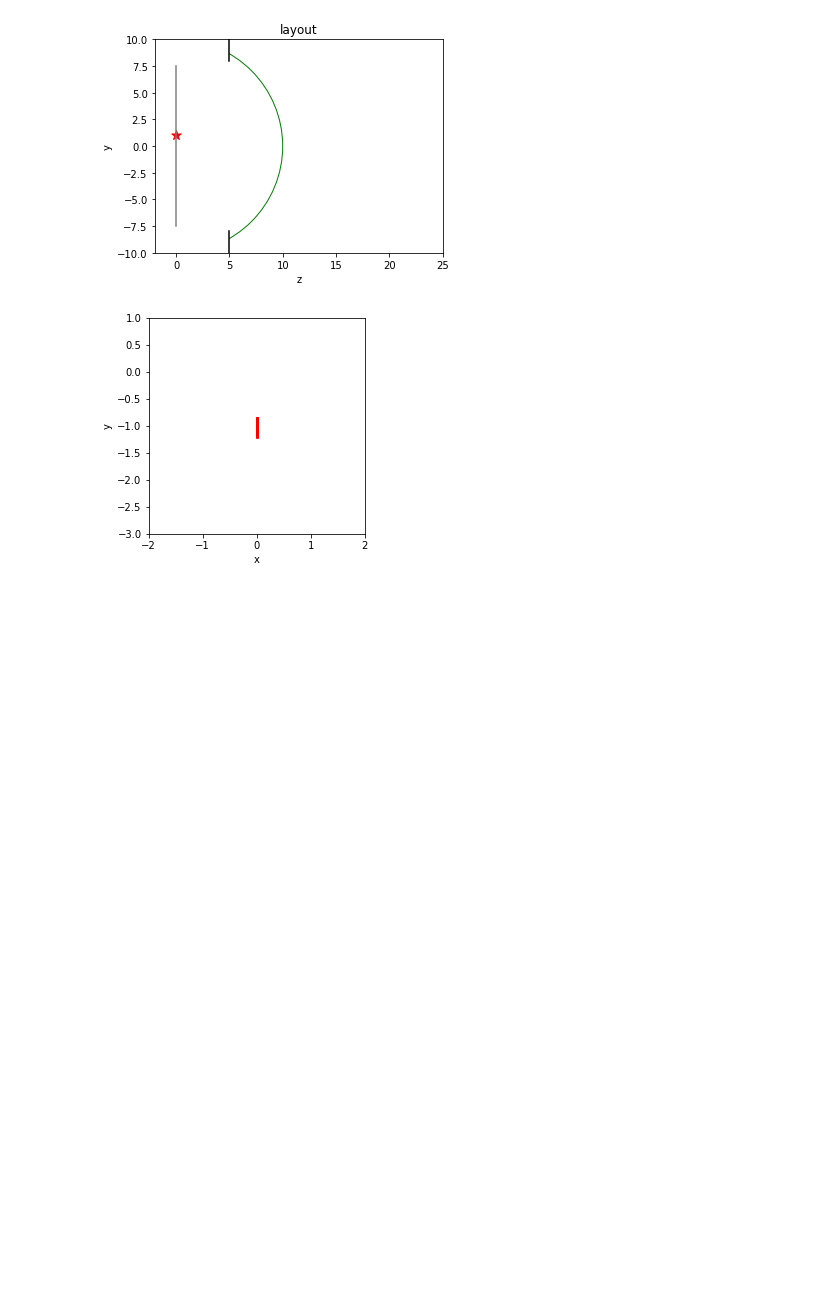
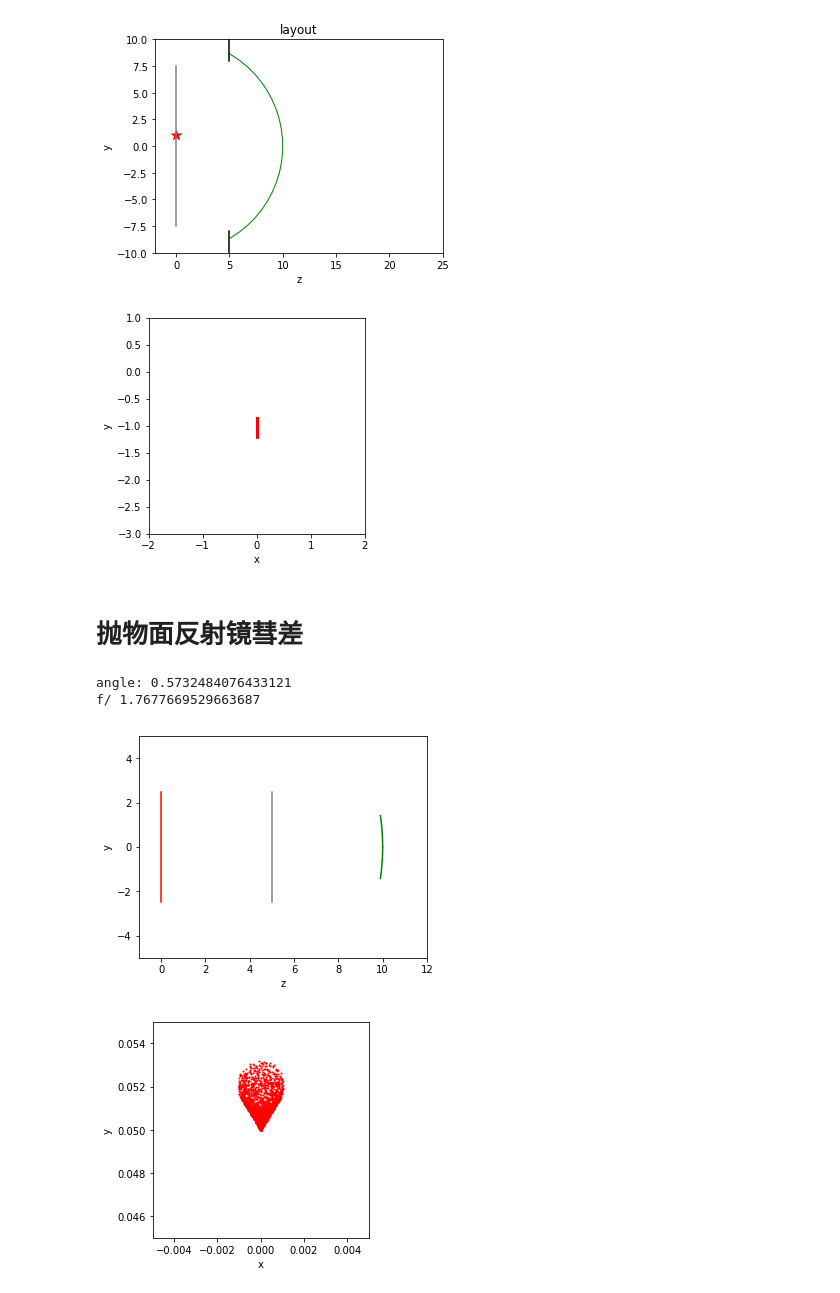
Before and after one commit to lhprojects/blog, a Jupyter notebook: JupyterNotebooks/SimpleRayTracing.ipynb, the cells around one changed output. Saved outputs shown, nothing was run; the diff lists cells and outputs as text; code cells hidden in the pictures; blank space fills up the shorter version.

```diff
--- a/JupyterNotebooks/SimpleRayTracing.ipynb
+++ b/JupyterNotebooks/SimpleRayTracing.ipynb
@@ -681,3 +1052,27 @@ sys.devices[-1].draw_image(xlim=(-w, w), ylim=(-w-y0,w-y0), aspect="")
 [figure]
 [figure]
 [figure]
+# %% [markdown]
+# 抛物面反射镜彗差
+# %%
+theta=0.01
+print("angle:", theta/3.14*180)
+print("f/", 5/(2*np.sqrt(0.1*10*2)))
+direction=FixDirectionalSampling(theta=theta, phi=np.pi/2)
+source=SquareSource(z=0, x=0, y=0, direction=direction, w=5, h=5, fill=True)
+parabolic=ParabolicSurface(zc=10, radius=-10, reflective=True, z_min=9.9)
+screen=Screen(z=5, w=5, h=5)
+sys=System()
+sys.add_device(parabolic)
+sys.set_source(source)
+sys.add_device(screen)
+sys.draw_figure(xlim=(-1,12),ylim=(-5,5))
+
+sys.simulate(10000)
+w=0.005
+screen.draw_image(xlim=(-w,w), ylim=(-w+5*theta,w+5*theta))
+# %% [output]
+angle: 0.5732484076433121
+f/ 1.7677669529663687
+[figure, added]
+[figure, added]
```
Also changed, not shown: parts of 9 cells of this notebook.
